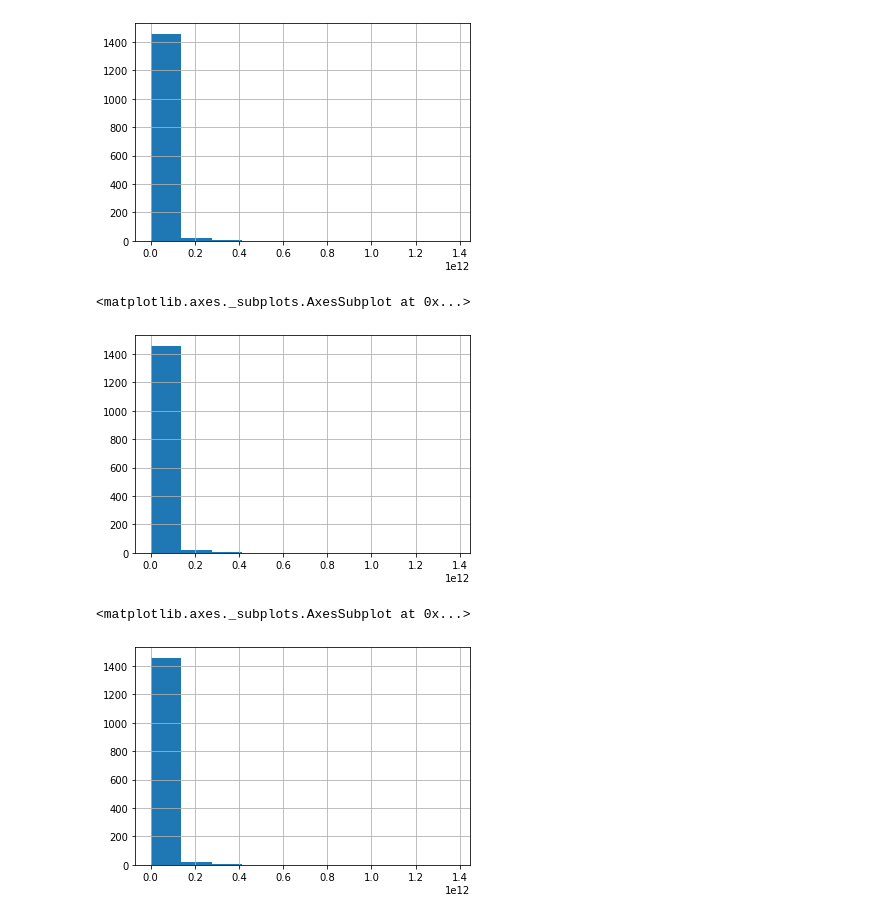
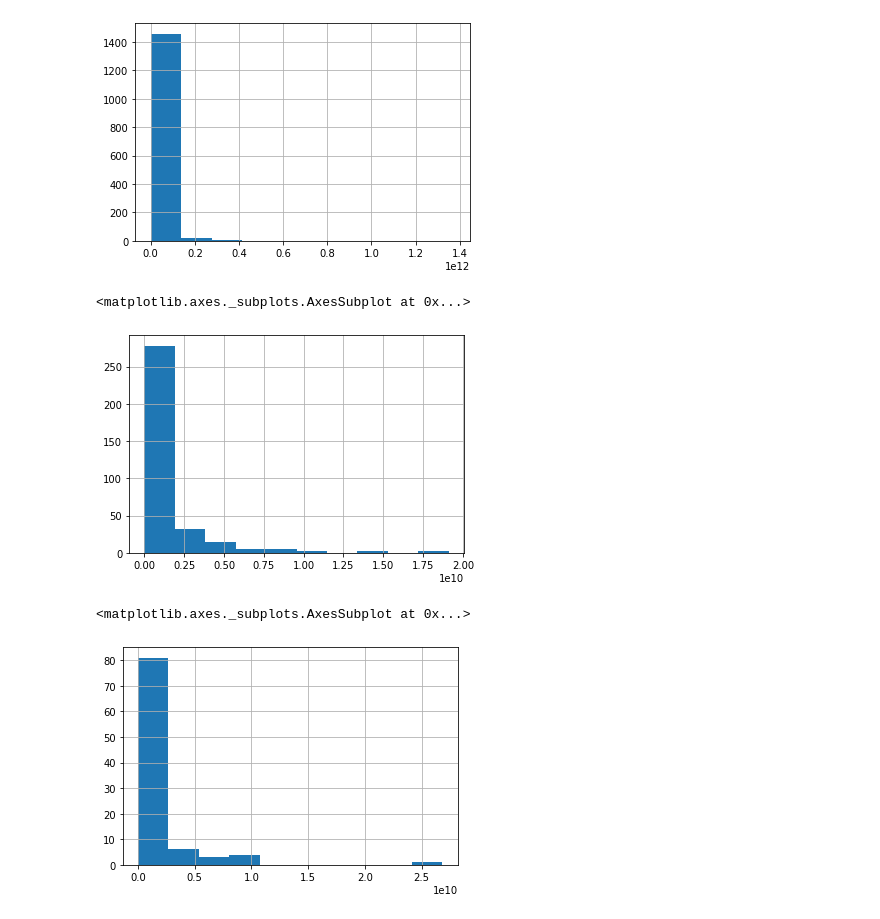
Before and after one commit to ipatel467/Stock-Market-Analysis, a Jupyter notebook: StocksP2.ipynb, the cells around one changed output. Drawn from its saved outputs; the diff is of its cells as text; code cells hidden in the pictures.

```diff
--- a/StocksP2.ipynb
+++ b/StocksP2.ipynb
@@ -418,12 +378,12 @@ large['marketCap'].hist()
 <matplotlib.axes._subplots.AxesSubplot at 0x...>
 [figure]
 # %%
-larg['marketCap'].hist()
+medium['marketCap'].hist()
 # %% [output]
 <matplotlib.axes._subplots.AxesSubplot at 0x...>
-[figure, old version]
+[figure, new version]
 # %%
-large['marketCap'].hist()
+small['marketCap'].hist()
 # %% [output]
 <matplotlib.axes._subplots.AxesSubplot at 0x...>
-[figure, old version]
+[figure, new version]
```
Also changed, not shown: parts of 8 cells of this notebook.
